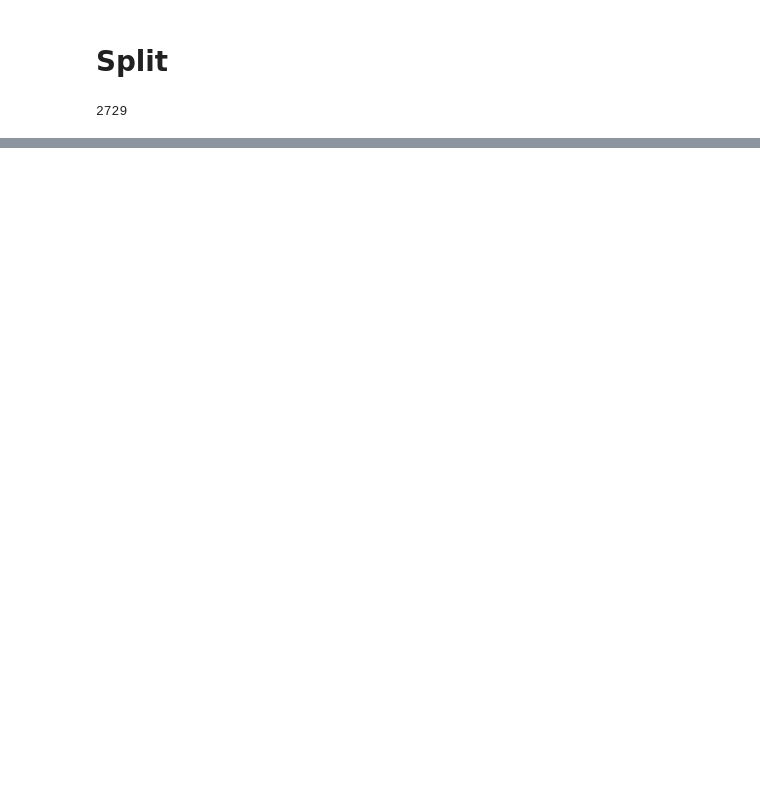
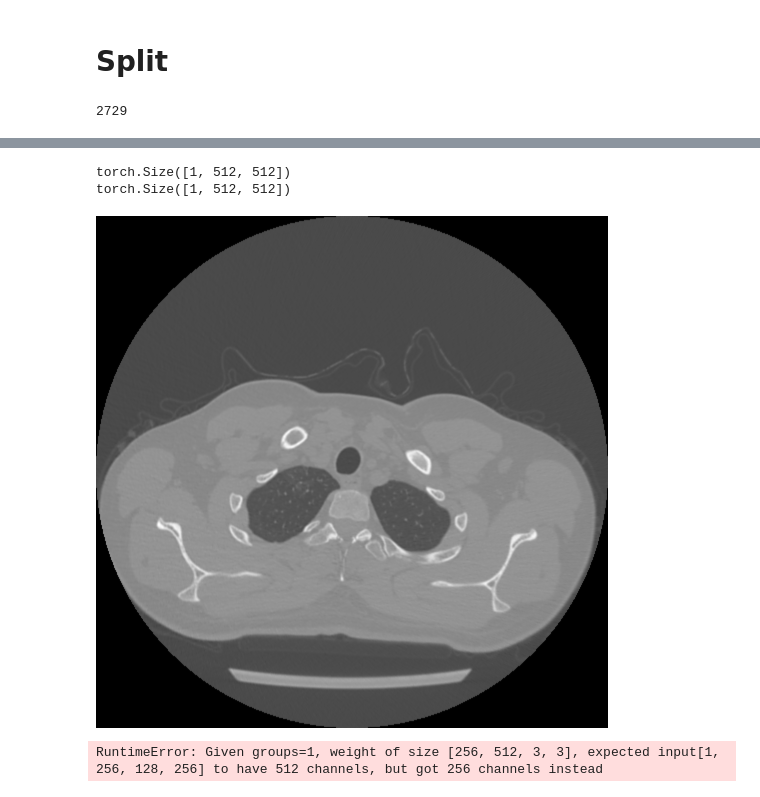
Before and after one commit to Timothy-Arnold/COVID-Image-Segmentation, a Jupyter notebook: src/data_preprocess.ipynb, the cells around one changed output, grey strips where cells are left out. Drawn from its saved outputs; the diff is of its cells as text; code cells hidden in the pictures; blank space fills up the shorter version.

```diff
--- a/src/data_preprocess.ipynb
+++ b/src/data_preprocess.ipynb
@@ -186,0 +205,19 @@ display(Image.fromarray(val_df.iloc[0]["blend_image"]))
+# %%
+image = Image.open(os.path.join(scans_dir, filename)).convert('L')
+mask = Image.open(os.path.join(masks_dir, filename)).convert('L')
+# %%
+transform = transforms.Compose([
+    transforms.ToTensor(),
+    # transforms.Resize((128, 128)),
+])
+image_tensor = transform(image)
+mask_tensor = transform(mask)
+print(image_tensor.shape)
+print(mask_tensor.shape)
+# %% [output]
+torch.Size([1, 512, 512])
+torch.Size([1, 512, 512])
+# %%
+transforms.ToPILImage()(image_tensor)
+# %% [output]
+[figure, added]
@@ -186,0 +275,11 @@ display(Image.fromarray(val_df.iloc[0]["blend_image"]))
+# %%
+model = UNet(in_channels=1, out_channels=1)
+model.eval()
+
+with torch.no_grad():
+    prediction = model(image_tensor).squeeze(0)
+
+plt.imshow(prediction)
+# plt.show()
+# %% [output]
+RuntimeError: Given groups=1, weight of size [256, 512, 3, 3], expected input[1, 256, 128, 256] to have 512 channels, but got 256 channels instead
```
Also changed, not shown: parts of 13 cells of this notebook.
